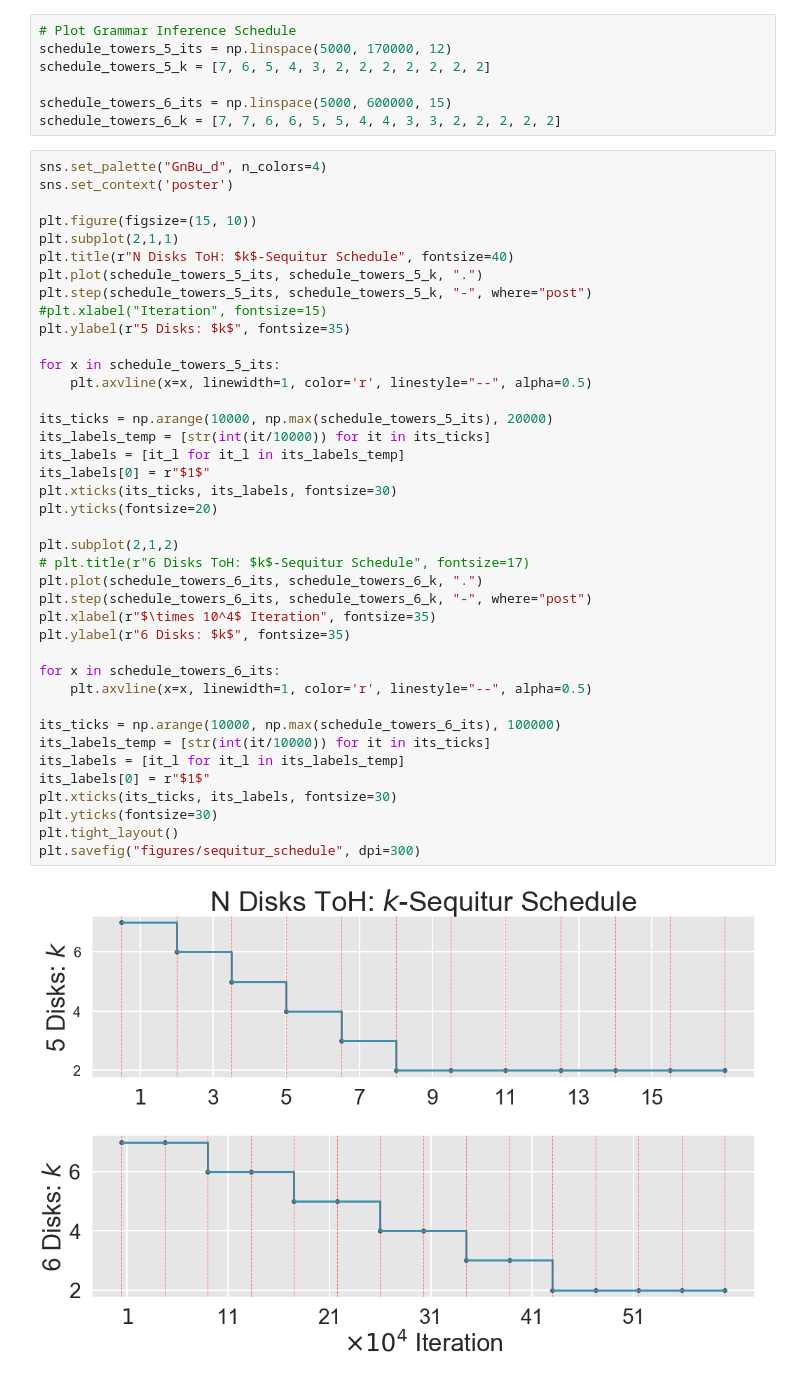
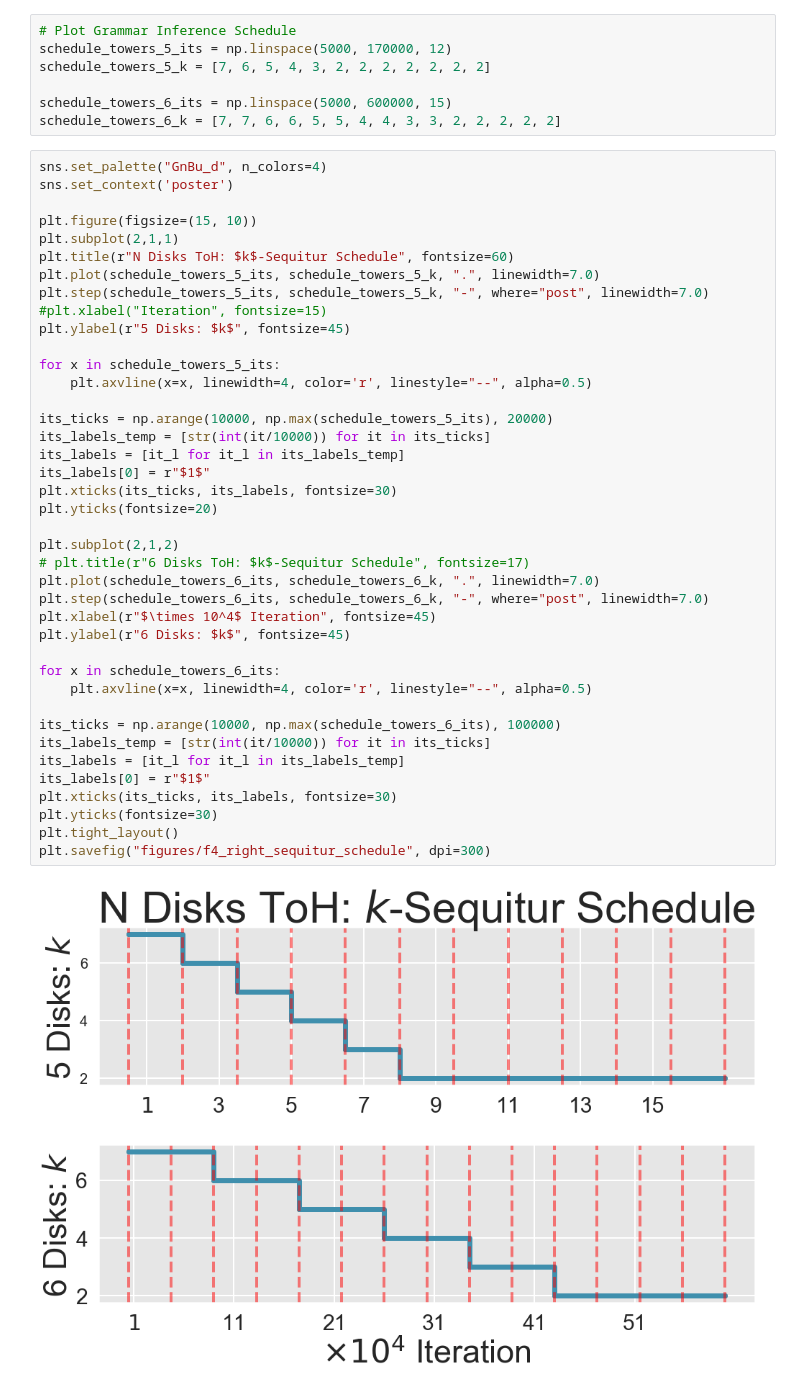
Before and after one commit to RobertTLange/action-grammars-hrl, a Jupyter notebook: visualize_results.ipynb, the cells around one changed output. Cells and saved outputs as stored; diff of their text form.

Commit message:
04/09/19 - Restructure for Online Towers

```diff
--- a/visualize_results.ipynb
+++ b/visualize_results.ipynb
@@ -419,42 +419,42 @@ schedule_towers_6_k = [7, 7, 6, 6, 5, 5, 4, 4, 3, 3, 2, 2, 2, 2, 2]
 # %%
 sns.set_palette("GnBu_d", n_colors=4)
 sns.set_context('poster')
 
 plt.figure(figsize=(15, 10))
 plt.subplot(2,1,1)
-plt.title(r"N Disks ToH: $k$-Sequitur Schedule", fontsize=40)
-plt.plot(schedule_towers_5_its, schedule_towers_5_k, ".")
-plt.step(schedule_towers_5_its, schedule_towers_5_k, "-", where="post")
+plt.title(r"N Disks ToH: $k$-Sequitur Schedule", fontsize=60)
+plt.plot(schedule_towers_5_its, schedule_towers_5_k, ".", linewidth=7.0)
+plt.step(schedule_towers_5_its, schedule_towers_5_k, "-", where="post", linewidth=7.0)
 #plt.xlabel("Iteration", fontsize=15)
-plt.ylabel(r"5 Disks: $k$", fontsize=35)
+plt.ylabel(r"5 Disks: $k$", fontsize=45)
 
 for x in schedule_towers_5_its:
-    plt.axvline(x=x, linewidth=1, color='r', linestyle="--", alpha=0.5)
+    plt.axvline(x=x, linewidth=4, color='r', linestyle="--", alpha=0.5)
 
 its_ticks = np.arange(10000, np.max(schedule_towers_5_its), 20000)
 its_labels_temp = [str(int(it/10000)) for it in its_ticks]
 its_labels = [it_l for it_l in its_labels_temp]
 its_labels[0] = r"$1$"
 plt.xticks(its_ticks, its_labels, fontsize=30)
 plt.yticks(fontsize=20)
 
 plt.subplot(2,1,2)
 # plt.title(r"6 Disks ToH: $k$-Sequitur Schedule", fontsize=17)
-plt.plot(schedule_towers_6_its, schedule_towers_6_k, ".")
-plt.step(schedule_towers_6_its, schedule_towers_6_k, "-", where="post")
-plt.xlabel(r"$\times 10^4$ Iteration", fontsize=35)
-plt.ylabel(r"6 Disks: $k$", fontsize=35)
+plt.plot(schedule_towers_6_its, schedule_towers_6_k, ".", linewidth=7.0)
+plt.step(schedule_towers_6_its, schedule_towers_6_k, "-", where="post", linewidth=7.0)
+plt.xlabel(r"$\times 10^4$ Iteration", fontsize=45)
+plt.ylabel(r"6 Disks: $k$", fontsize=45)
 
 for x in schedule_towers_6_its:
-    plt.axvline(x=x, linewidth=1, color='r', linestyle="--", alpha=0.5)
+    plt.axvline(x=x, linewidth=4, color='r', linestyle="--", alpha=0.5)
 
 its_ticks = np.arange(10000, np.max(schedule_towers_6_its), 100000)
 its_labels_temp = [str(int(it/10000)) for it in its_ticks]
 its_labels = [it_l for it_l in its_labels_temp]
 its_labels[0] = r"$1$"
 plt.xticks(its_ticks, its_labels, fontsize=30)
 plt.yticks(fontsize=30)
 plt.tight_layout()
-plt.savefig("figures/sequitur_schedule", dpi=300)
+plt.savefig("figures/f4_right_sequitur_schedule", dpi=300)
 # %% [output]
-[figure, old version]
+[figure, new version]
```
Also changed, not shown: parts of 8 cells of this notebook, 8 other files.
